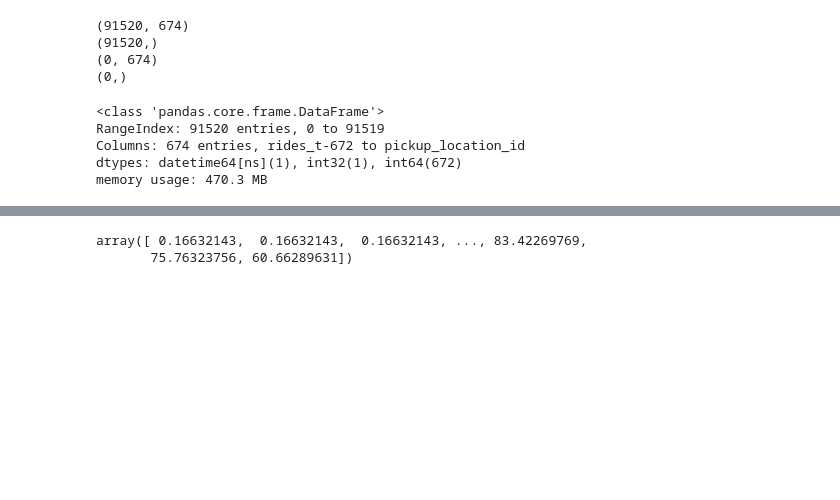
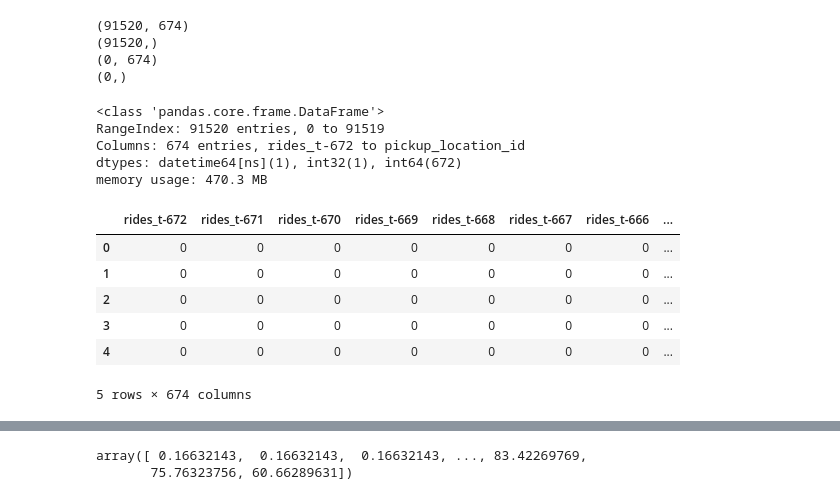
Before and after one commit to YashMathur3010/CDA500_Taxi_Project, a Jupyter notebook: notebooks/14_model_training_pipeline.ipynb, the cells around one changed output, grey strips where cells are left out. Cells and saved outputs as stored; diff of their text form; code cells hidden in the pictures; blank space fills up the shorter version.

```diff
--- a/notebooks/14_model_training_pipeline.ipynb
+++ b/notebooks/14_model_training_pipeline.ipynb
@@ -275,6 +270,16 @@ RangeIndex: 91520 entries, 0 to 91519
 Columns: 674 entries, rides_t-672 to pickup_location_id
 dtypes: datetime64[ns](1), int32(1), int64(672)
 memory usage: 470.3 MB
+# %%
+X_train.head()
+# %% [output]
+|  | rides_t-672 | rides_t-671 | rides_t-670 | rides_t-669 | rides_t-668 | rides_t-667 | rides_t-666 | ... |
+| 0 | 0 | 0 | 0 | 0 | 0 | 0 | 0 | ... |
+| 1 | 0 | 0 | 0 | 0 | 0 | 0 | 0 | ... |
+| 2 | 0 | 0 | 0 | 0 | 0 | 0 | 0 | ... |
+| 3 | 0 | 0 | 0 | 0 | 0 | 0 | 0 | ... |
+| 4 | 0 | 0 | 0 | 0 | 0 | 0 | 0 | ... |
+5 rows × 674 columns
 # %%
 from src.pipeline_utils import get_pipeline
 pipeline = get_pipeline()
```
Also changed, not shown: parts of 12 cells of this notebook, 4 other files.
